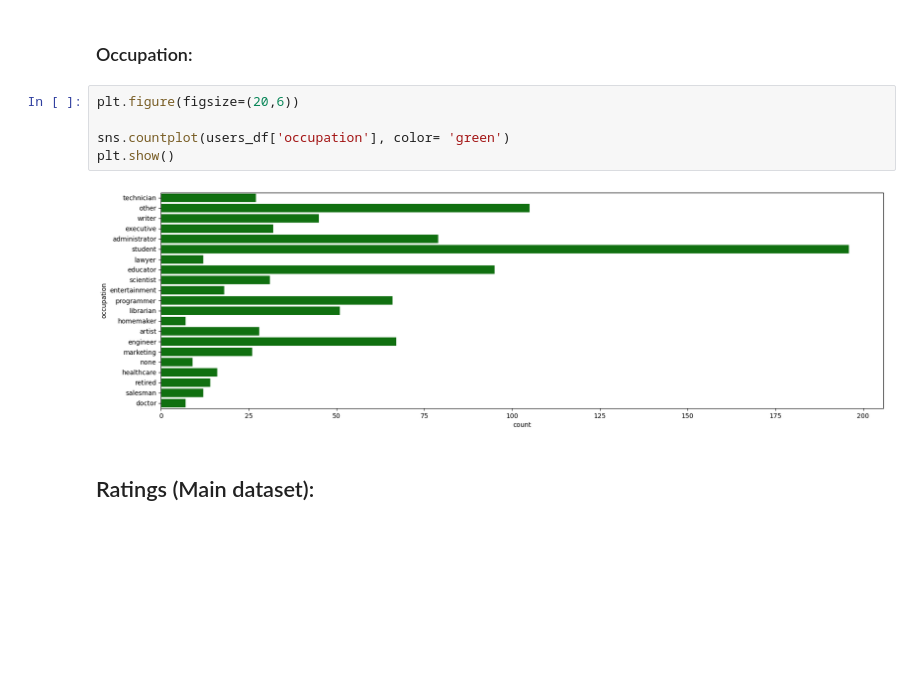
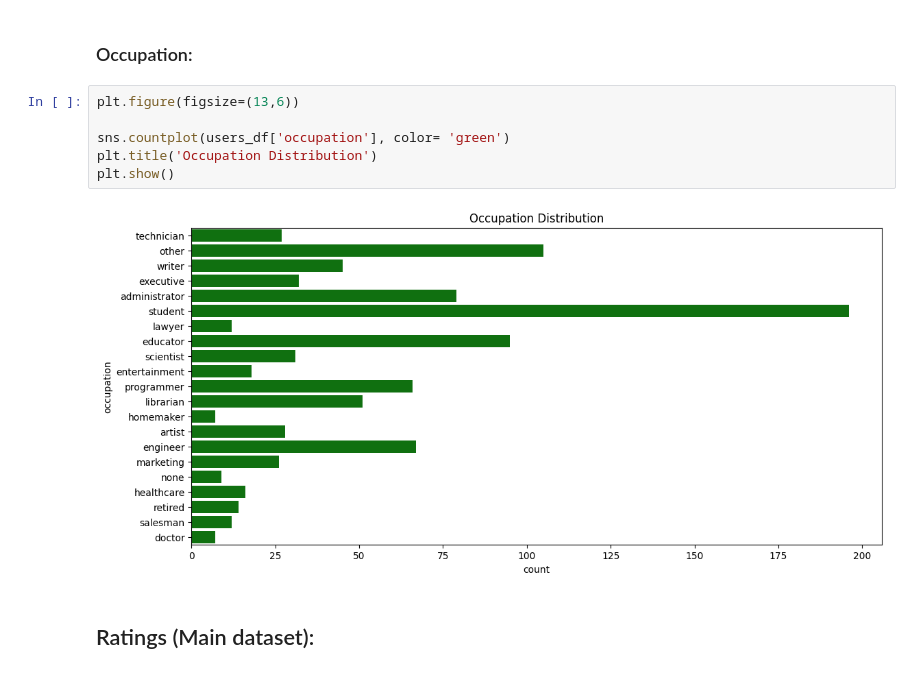
Before and after one commit to HamadaSalhab/movie-recommender-system, a Jupyter notebook: notebooks/1.0-initial-data-exploration.ipynb, the cells around one changed output. Saved outputs shown, nothing was run; the diff lists cells and outputs as text; blank space fills up the shorter version.

```diff
--- a/notebooks/1.0-initial-data-exploration.ipynb
+++ b/notebooks/1.0-initial-data-exploration.ipynb
@@ -245,12 +249,13 @@ Male/Female proporiton: 2.45
 # %% [markdown]
 ### Occupation:
 # %%
-plt.figure(figsize=(20,6))
+plt.figure(figsize=(13,6))
 
 sns.countplot(users_df['occupation'], color= 'green')
+plt.title('Occupation Distribution')
 plt.show()
 # %% [output]
-[figure, old version]
+[figure, new version]
 # %% [markdown]
 ## Ratings (Main dataset):
 # %%
```
Also changed, not shown: parts of 11 cells of this notebook.
